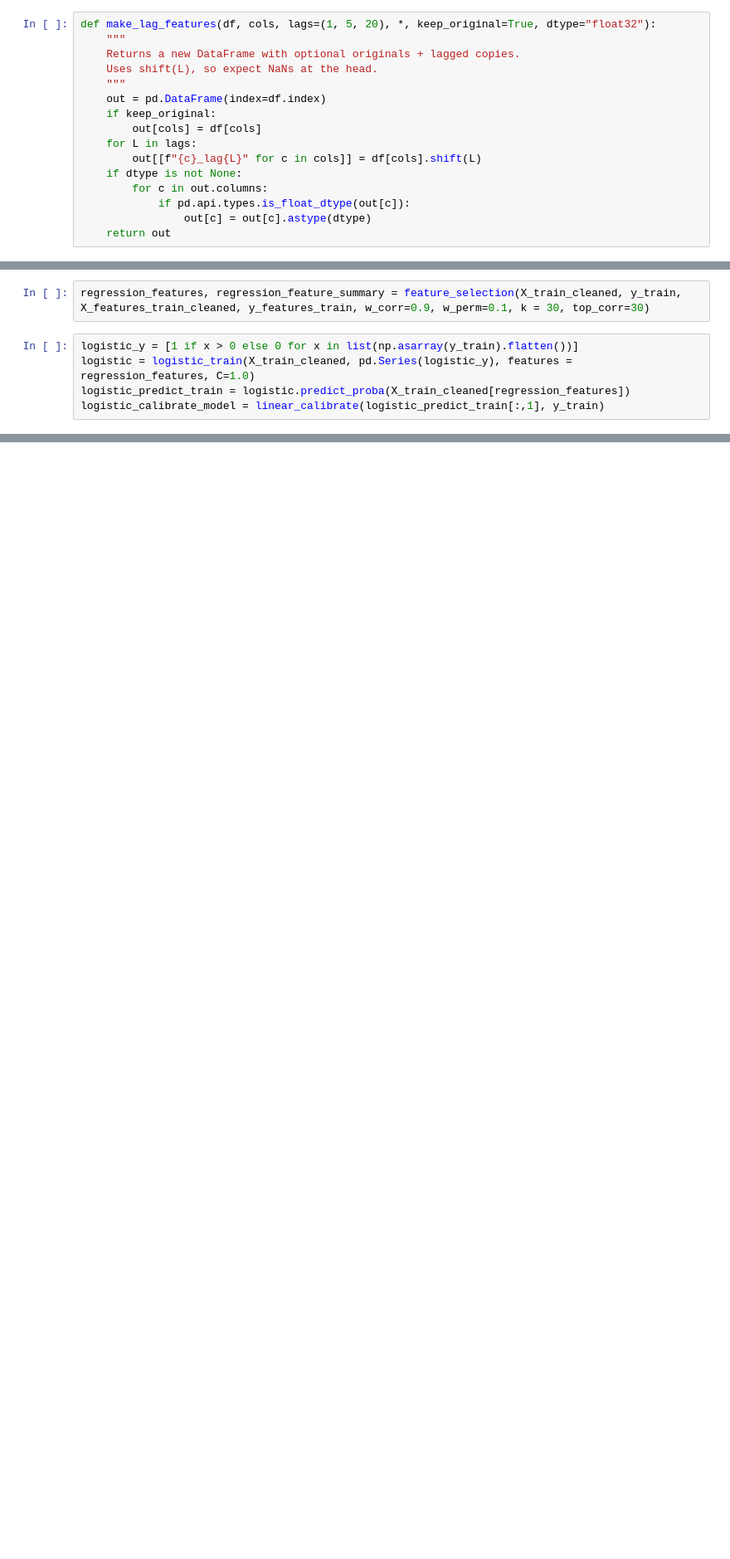
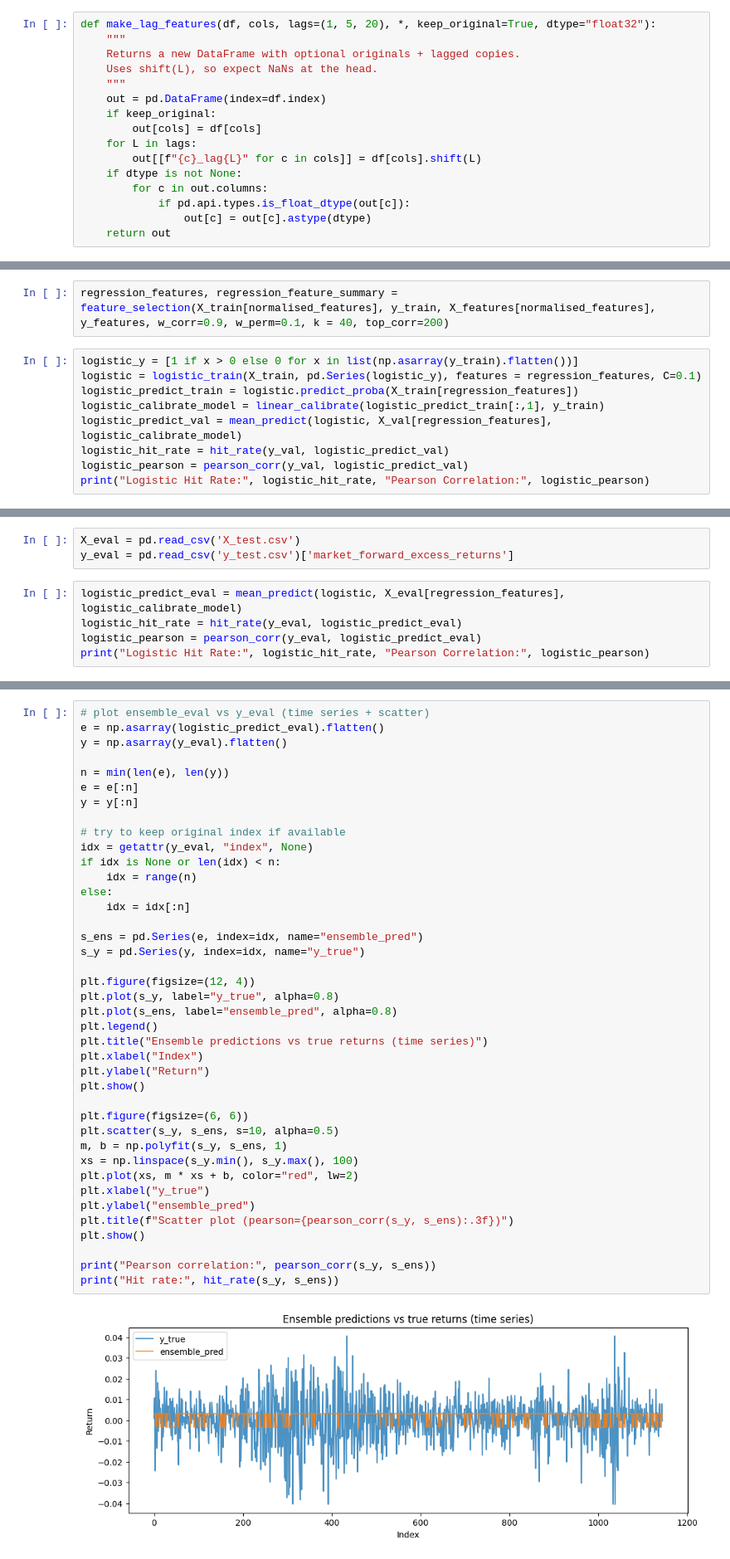
Before and after one commit to XingzheLi123/kaggle_hull_tactic_2025, a Jupyter notebook: Xing/local_pipeline.ipynb, the cells around one changed output, grey strips where cells are left out. Shown at 83% size. Saved outputs shown, nothing was run; the diff lists cells and outputs as text; blank space fills up the shorter version.

```diff
--- a/Xing/local_pipeline.ipynb
+++ b/Xing/local_pipeline.ipynb
@@ -407,7 +341,11 @@ def make_rolling_features(
 # %%
-regression_features, regression_feature_summary = feature_selection(X_train_cleaned, y_train, X_features_train_cleaned, y_features_train, w_corr=0.9, w_perm=0.1, k = 30, top_corr=30)
+regression_features, regression_feature_summary = feature_selection(X_train[normalised_features], y_train, X_features[normalised_features], y_features, w_corr=0.9, w_perm=0.1, k = 40, top_corr=200)
 # %%
 logistic_y = [1 if x > 0 else 0 for x in list(np.asarray(y_train).flatten())]
-logistic = logistic_train(X_train_cleaned, pd.Series(logistic_y), features = regression_features, C=1.0)
-logistic_predict_train = logistic.predict_proba(X_train_cleaned[regression_features])
+logistic = logistic_train(X_train, pd.Series(logistic_y), features = regression_features, C=0.1)
+logistic_predict_train = logistic.predict_proba(X_train[regression_features])
 logistic_calibrate_model = linear_calibrate(logistic_predict_train[:,1], y_train)
+logistic_predict_val = mean_predict(logistic, X_val[regression_features], logistic_calibrate_model)
+logistic_hit_rate = hit_rate(y_val, logistic_predict_val)
+logistic_pearson = pearson_corr(y_val, logistic_predict_val)
+print("Logistic Hit Rate:", logistic_hit_rate, "Pearson Correlation:", logistic_pearson)
@@ -425,0 +385,8 @@ rf_calibrate_model = linear_calibrate(rf_predict_train, y_train)
+# %%
+X_eval = pd.read_csv('X_test.csv')
+y_eval = pd.read_csv('y_test.csv')['market_forward_excess_returns']
+# %%
+logistic_predict_eval = mean_predict(logistic, X_eval[regression_features], logistic_calibrate_model)
+logistic_hit_rate = hit_rate(y_eval, logistic_predict_eval)
+logistic_pearson = pearson_corr(y_eval, logistic_predict_eval)
+print("Logistic Hit Rate:", logistic_hit_rate, "Pearson Correlation:", logistic_pearson)
@@ -425,0 +416,42 @@ rf_calibrate_model = linear_calibrate(rf_predict_train, y_train)
+# %%
+# plot ensemble_eval vs y_eval (time series + scatter)
+e = np.asarray(logistic_predict_eval).flatten()
+y = np.asarray(y_eval).flatten()
+
+n = min(len(e), len(y))
+e = e[:n]
+y = y[:n]
+
+# try to keep original index if available
+idx = getattr(y_eval, "index", None)
+if idx is None or len(idx) < n:
+    idx = range(n)
+else:
+    idx = idx[:n]
+
+s_ens = pd.Series(e, index=idx, name="ensemble_pred")
+s_y = pd.Series(y, index=idx, name="y_true")
+
+plt.figure(figsize=(12, 4))
+plt.plot(s_y, label="y_true", alpha=0.8)
+plt.plot(s_ens, label="ensemble_pred", alpha=0.8)
+plt.legend()
+plt.title("Ensemble predictions vs true returns (time series)")
+plt.xlabel("Index")
+plt.ylabel("Return")
+plt.show()
+
+plt.figure(figsize=(6, 6))
+plt.scatter(s_y, s_ens, s=10, alpha=0.5)
+m, b = np.polyfit(s_y, s_ens, 1)
+xs = np.linspace(s_y.min(), s_y.max(), 100)
+plt.plot(xs, m * xs + b, color="red", lw=2)
+plt.xlabel("y_true")
+plt.ylabel("ensemble_pred")
+plt.title(f"Scatter plot (pearson={pearson_corr(s_y, s_ens):.3f})")
+plt.show()
+
+print("Pearson correlation:", pearson_corr(s_y, s_ens))
+print("Hit rate:", hit_rate(s_y, s_ens))
+# %% [output]
+[figure, added]
```
Also changed, not shown: parts of 42 cells of this notebook, 18 other files.
